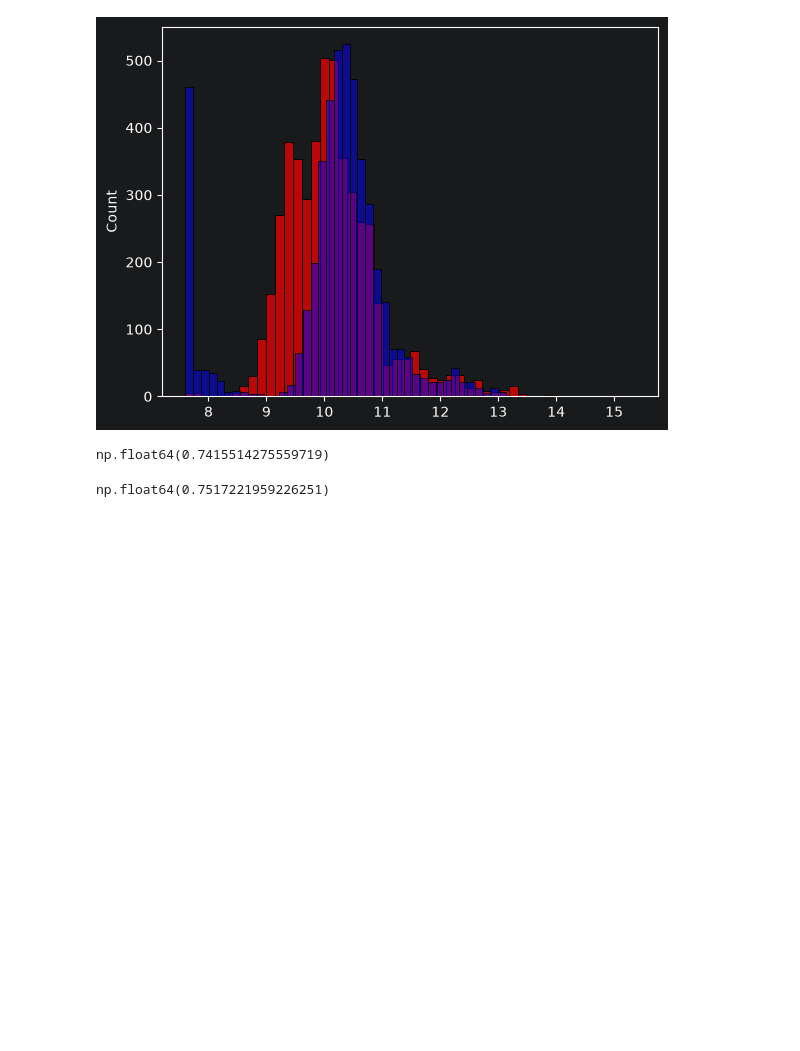
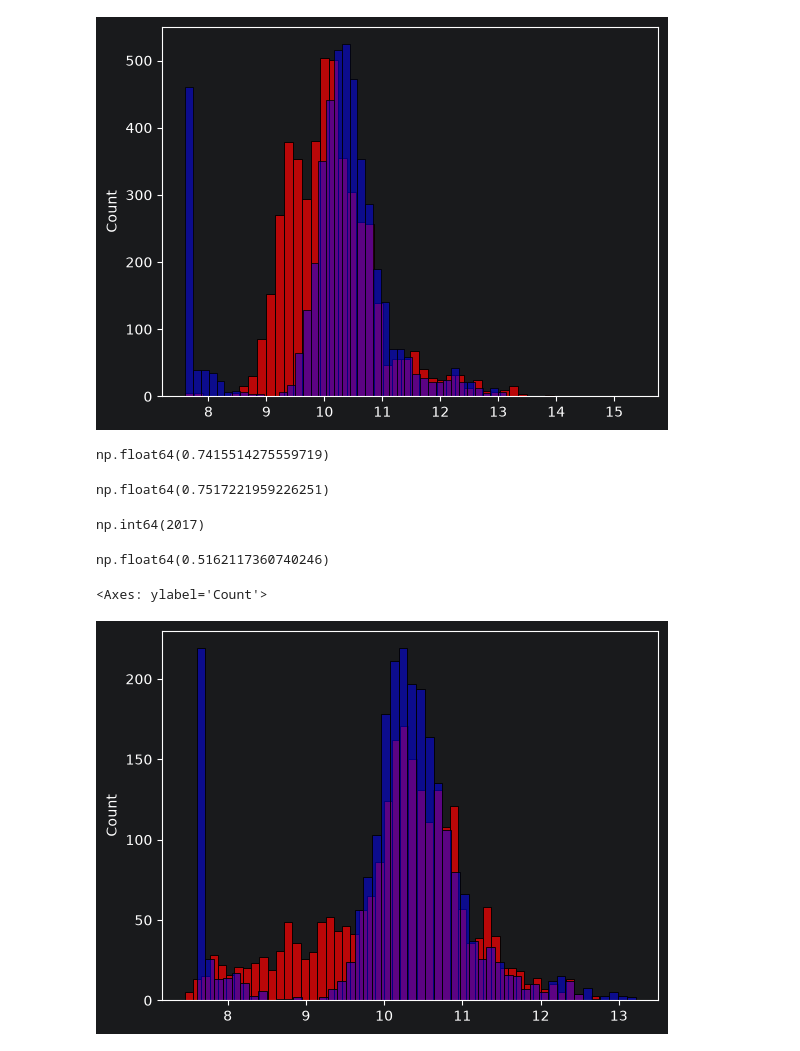
Before and after one commit to carlosr2000/MLZoomCampCarlos2026, a Jupyter notebook: ML Zoomcamp/2 - Regressão/Anotações.ipynb, the cells around one changed output. Drawn from its saved outputs; the diff is of its cells as text; code cells hidden in the pictures; blank space fills up the shorter version.

```diff
--- a/ML Zoomcamp/2 - Regressão/Anotações.ipynb
+++ b/ML Zoomcamp/2 - Regressão/Anotações.ipynb
@@ -454,4 +454,42 @@ rmse(y_vali, y_pred)
 np.float64(0.7517221959226251)
 # %%
 # Adicionando mais features para aumentar precisão.
-# Feature muito importante em um carro é ano de fabricação. Ele geralmente tem um grande peso no seu valor. Devido a idade que possui.
+# Em um exemplho pratico real uma feature muito importante em um carro seria o ano de fabricação. Ele geralmente tem um grande peso no seu valor. O ano de coleta desse banco de dados é 2017, logo os dados so vao até 2017
+df_train.year.max()
+# para vermos a data maxima
+# %% [output]
+np.int64(2017)
+# %%
+# Com isso vamos adicionar essa feature ao banco de dados, realizando 2017 menos o ano do carro.
+# Assim dando uma idade de quanto o tempo esse carro foi criado. E criamos um dataframe com essas features.
+def prepare_X(df):
+    df = df.copy() # Para não afetar o dataframe original, criamos uma copia para realizar na função.
+    df['age'] = 2017 - df.year
+    features = base + ['age']
+
+    df_num = df[features]
+    df_num = df_num.fillna(0)
+    X = df_num.values
+    return X
+# %%
+X_train = prepare_X(df_train)
+w0, w = train_linear_regression(X_train, y_train)
+# A matriz de treino para o aprendizado de maquina.
+
+X_val = prepare_X(df_vali)
+# O valor que usamos para validar o treino
+
+y_pred = w0 + X_val.dot(w)
+# A predição com esse valor do treino usado em validação.
+
+rmse(y_vali, y_pred)
+# avaliação.
+# Vemos que houve uma grande melhoria nos erros mas ainda não está em um nivel aceitavel.
+# %% [output]
+np.float64(0.5162117360740246)
+# %%
+sns.histplot(y_pred, color='red', alpha =0.7, bins=50)
+sns.histplot(y_vali, color='blue', alpha =0.5, bins=50)
+# %% [output]
+<Axes: ylabel='Count'>
+[figure, added]
```
